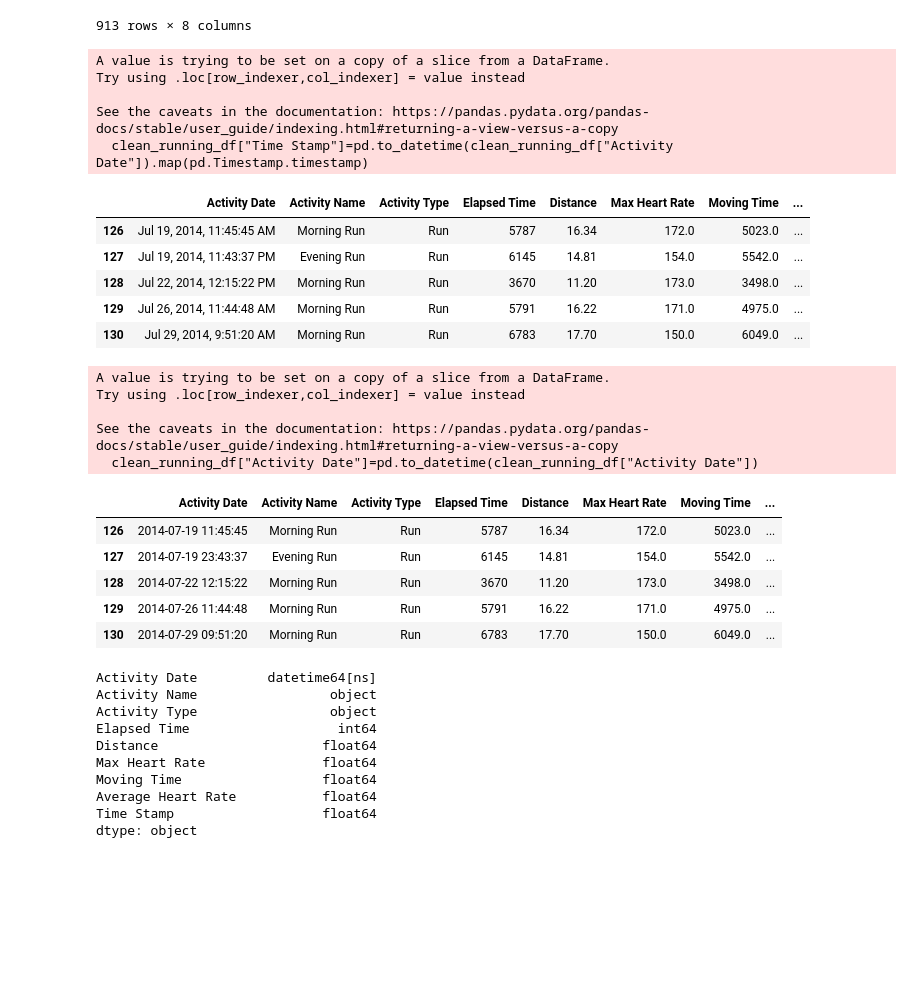
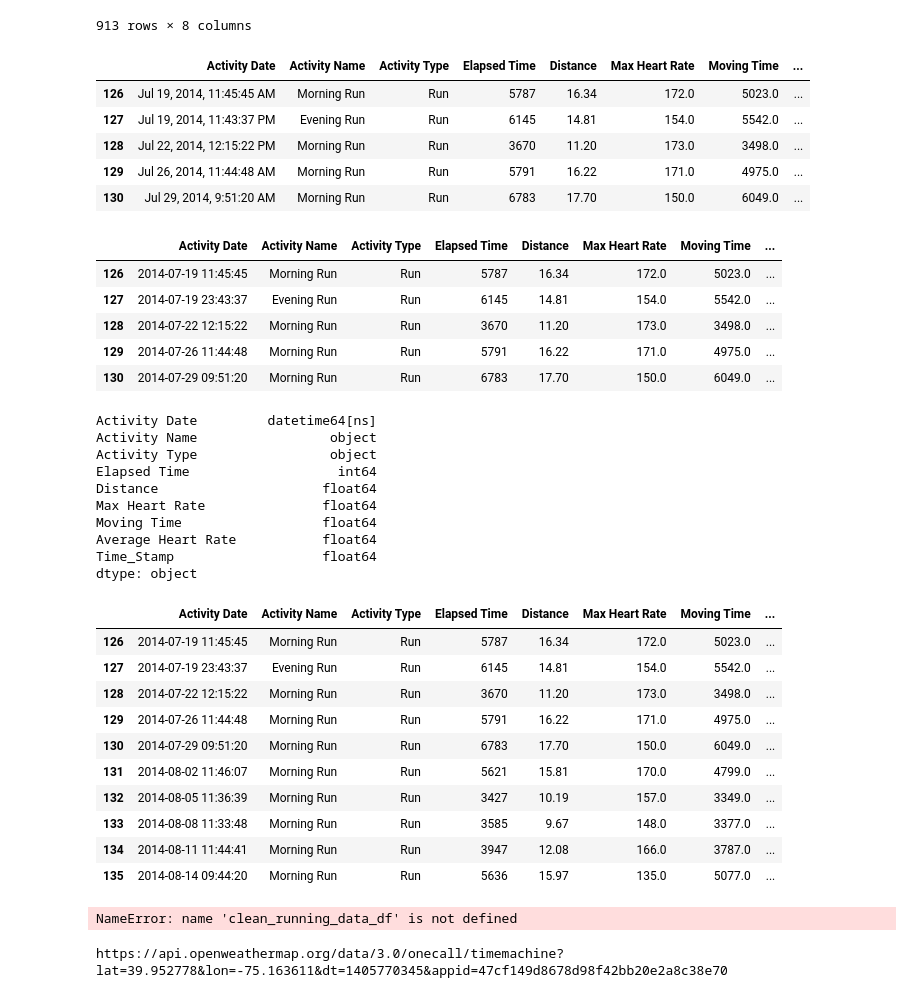
Before and after one commit to johnsilb/project_2, a Jupyter notebook: running.ipynb, the cells around one changed output. Drawn from its saved outputs; the diff is of its cells as text; code cells hidden in the pictures; blank space fills up the shorter version.

```diff
--- a/running.ipynb
+++ b/running.ipynb
@@ -102,14 +108,9 @@ clean_running_df
 
 from datetime import datetime
 
-clean_running_df["Time Stamp"]=pd.to_datetime(clean_running_df["Activity Date"]).map(pd.Timestamp.timestamp)
+clean_running_df["Time_Stamp"]=pd.to_datetime(clean_running_df["Activity Date"]).map(pd.Timestamp.timestamp)
 clean_running_df.head()
 # %% [output]
-A value is trying to be set on a copy of a slice from a DataFrame.
-Try using .loc[row_indexer,col_indexer] = value instead
-
-See the caveats in the documentation: https://pandas.pydata.org/pandas-docs/stable/user_guide/indexing.html#returning-a-view-versus-a-copy
-  clean_running_df["Time Stamp"]=pd.to_datetime(clean_running_df["Activity Date"]).map(pd.Timestamp.timestamp)
 |  | Activity Date | Activity Name | Activity Type | Elapsed Time | Distance | Max Heart Rate | Moving Time | ... |
 | 126 | Jul 19, 2014, 11:45:45 AM | Morning Run | Run | 5787 | 16.34 | 172.0 | 5023.0 | ... |
 | 127 | Jul 19, 2014, 11:43:37 PM | Evening Run | Run | 6145 | 14.81 | 154.0 | 5542.0 | ... |
@@ -121,11 +122,6 @@ See the caveats in the documentation: https://pandas.pydata.org/pandas-docs/stab
 clean_running_df["Activity Date"]=pd.to_datetime(clean_running_df["Activity Date"])
 clean_running_df.head()
 # %% [output]
-A value is trying to be set on a copy of a slice from a DataFrame.
-Try using .loc[row_indexer,col_indexer] = value instead
-
-See the caveats in the documentation: https://pandas.pydata.org/pandas-docs/stable/user_guide/indexing.html#returning-a-view-versus-a-copy
-  clean_running_df["Activity Date"]=pd.to_datetime(clean_running_df["Activity Date"])
 |  | Activity Date | Activity Name | Activity Type | Elapsed Time | Distance | Max Heart Rate | Moving Time | ... |
 | 126 | 2014-07-19 11:45:45 | Morning Run | Run | 5787 | 16.34 | 172.0 | 5023.0 | ... |
 | 127 | 2014-07-19 23:43:37 | Evening Run | Run | 6145 | 14.81 | 154.0 | 5542.0 | ... |
@@ -146,5 +142,5 @@ Distance                     float64
 Max Heart Rate               float64
 Moving Time                  float64
 Average Heart Rate           float64
-Time Stamp                   float64
+Time_Stamp                   float64
 dtype: object
@@ -153,3 +147,53 @@ dtype: object
+# %%
+running_test_df = clean_running_df.head(10)
+
+running_test_df
+# %% [output]
+|  | Activity Date | Activity Name | Activity Type | Elapsed Time | Distance | Max Heart Rate | Moving Time | ... |
+| 126 | 2014-07-19 11:45:45 | Morning Run | Run | 5787 | 16.34 | 172.0 | 5023.0 | ... |
+| 127 | 2014-07-19 23:43:37 | Evening Run | Run | 6145 | 14.81 | 154.0 | 5542.0 | ... |
+| 128 | 2014-07-22 12:15:22 | Morning Run | Run | 3670 | 11.20 | 173.0 | 3498.0 | ... |
+| 129 | 2014-07-26 11:44:48 | Morning Run | Run | 5791 | 16.22 | 171.0 | 4975.0 | ... |
+| 130 | 2014-07-29 09:51:20 | Morning Run | Run | 6783 | 17.70 | 150.0 | 6049.0 | ... |
+| 131 | 2014-08-02 11:46:07 | Morning Run | Run | 5621 | 15.81 | 170.0 | 4799.0 | ... |
+| 132 | 2014-08-05 11:36:39 | Morning Run | Run | 3427 | 10.19 | 157.0 | 3349.0 | ... |
+| 133 | 2014-08-08 11:33:48 | Morning Run | Run | 3585 | 9.67 | 148.0 | 3377.0 | ... |
+| 134 | 2014-08-11 11:44:41 | Morning Run | Run | 3947 | 12.08 | 166.0 | 3787.0 | ... |
+| 135 | 2014-08-14 09:44:20 | Morning Run | Run | 5636 | 15.97 | 135.0 | 5077.0 | ... |
+# %%
+#api call
+
+running_weather_data = []
+
+ds_list = clean_running_df["Time_Stamp"].astype("str").to_list()
+ds_list = [sub[: -2] for sub in ds_list]
+url = "https://api.openweathermap.org/data/3.0/onecall/timemachine?lat=39.952778&lon=-75.163611&dt="
+api_key = "&appid=" + weather_api_key
+
+for ts in ds_list:
+
+    weather_url = url + ts + api_key
+    weather = requests.get(weather_url).json()
+    temp_js = weather["data"][0]["temp"]
+    humidity_js = weather["data"][0]["humidity"]
+    #uvi_js = weather["data"][0]["uvi"]
+    wind_speed_js = weather["data"][0]["wind_speed"]
+
+    running_weather_data.append({
+        "date": clean_running_data_df["Activity Date"],
+        "moving_time" : clean_running_data_df["Moving Time"],
+        "ave_hr" : clean_running_data_df["Average Heart Rate"],
+        "temp" : "temp_js",
+        "humidity" : "humidity_js",
+        "uvi" : "uvi_js",
+        "wind_speed" : "wind_speed_js"
+    })
+# %% [output]
+NameError: name 'clean_running_data_df' is not defined
+# %%
+print(weather_url)
+# %% [output]
+https://api.openweathermap.org/data/3.0/onecall/timemachine?lat=39.952778&lon=-75.163611&dt=1405770345&appid=47cf149d8678d98f42bb20e2a8c38e70
 # %%
 #take dataframe and convert to sql, create a table in the Garmin and Weather database, insert data into that table
 #REMEMBER TO INSERT PASSWORD
```
Also changed, not shown: parts of 2 cells of this notebook.
